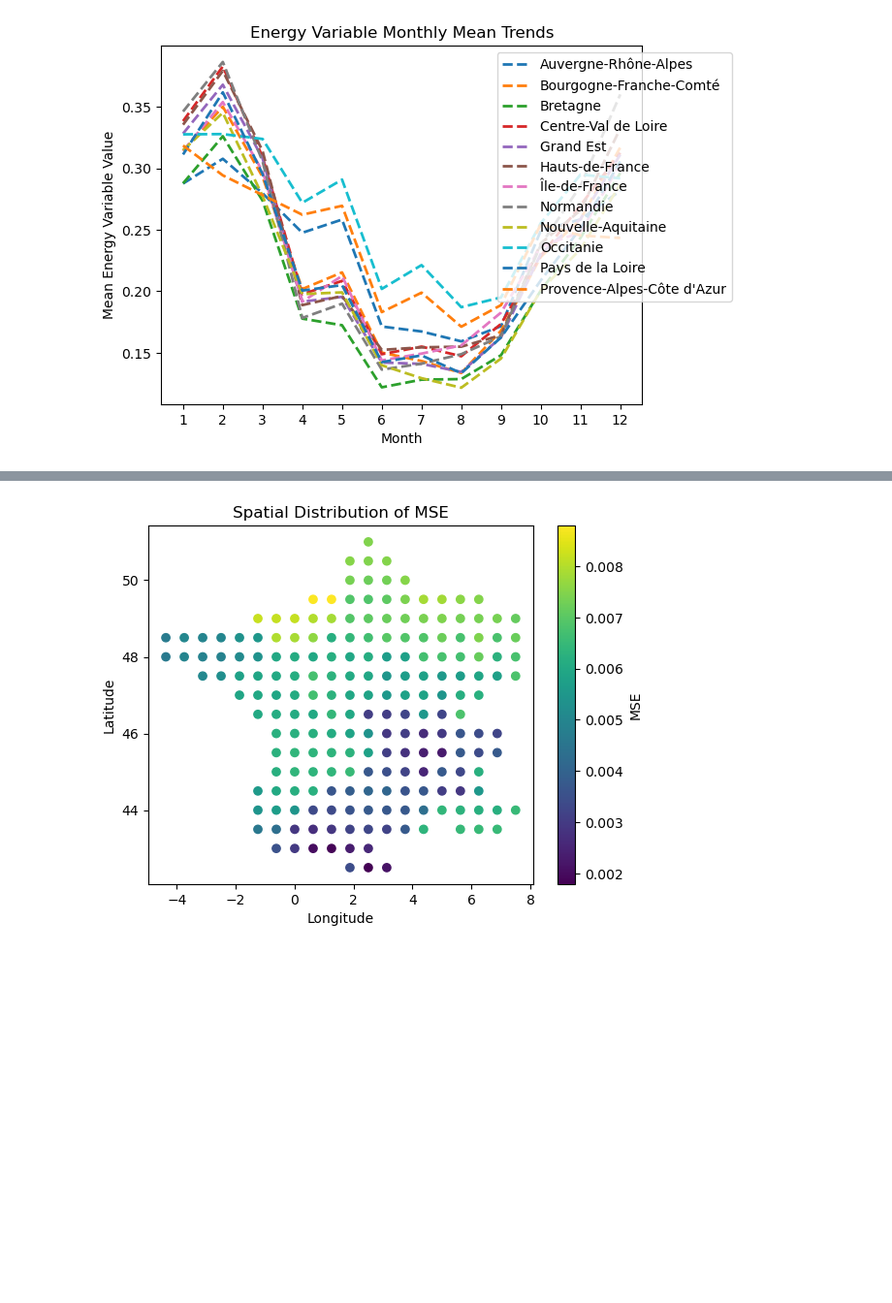
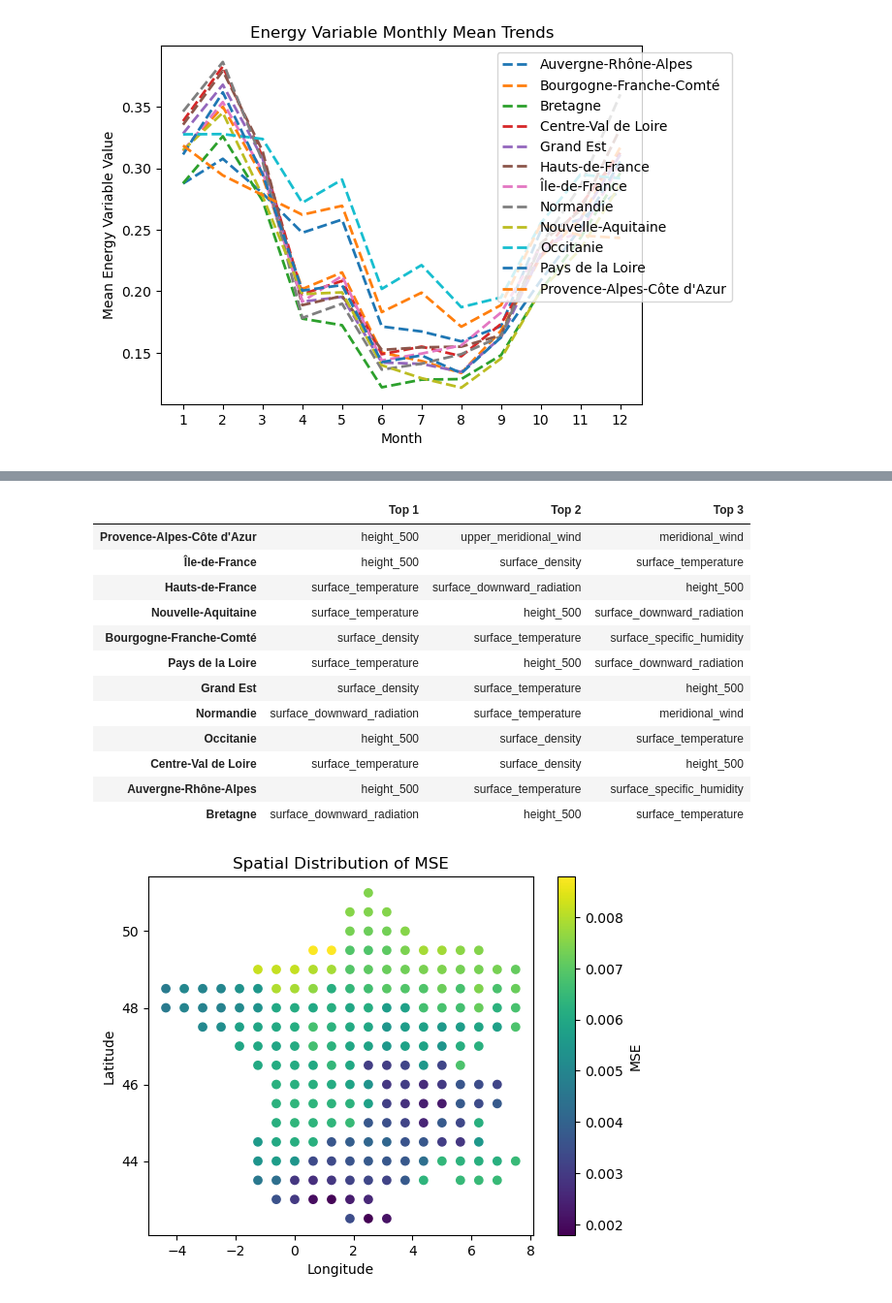
Before and after one commit to SukerZh/MACHINE-LEARNING-FOR-ENERGY-AND-CLIMATE, a Jupyter notebook: project.ipynb, the cells around one changed output, grey strips where cells are left out. Shown at 97% size. Drawn from its saved outputs; the diff is of its cells as text; code cells hidden in the pictures; blank space fills up the shorter version.

```diff
--- a/project.ipynb
+++ b/project.ipynb
@@ -321,6 +362,22 @@ def compute_rf_feature_importance(data_splits):
     feature_importance_df.columns = ["Top 1", "Top 2", "Top 3"]
 
     return feature_importance_df
+# %%
+compute_rf_feature_importance(data_splits)
+# %% [output]
+|  | Top 1 | Top 2 | Top 3 |
+| Provence-Alpes-Côte d'Azur | height_500 | upper_meridional_wind | meridional_wind |
+| Île-de-France | height_500 | surface_density | surface_temperature |
+| Hauts-de-France | surface_temperature | surface_downward_radiation | height_500 |
+| Nouvelle-Aquitaine | surface_temperature | height_500 | surface_downward_radiation |
+| Bourgogne-Franche-Comté | surface_density | surface_temperature | surface_specific_humidity |
+| Pays de la Loire | surface_temperature | height_500 | surface_downward_radiation |
+| Grand Est | surface_density | surface_temperature | height_500 |
+| Normandie | surface_downward_radiation | surface_temperature | meridional_wind |
+| Occitanie | height_500 | surface_density | surface_temperature |
+| Centre-Val de Loire | surface_temperature | surface_density | height_500 |
+| Auvergne-Rhône-Alpes | height_500 | surface_temperature | surface_specific_humidity |
+| Bretagne | surface_downward_radiation | height_500 | surface_temperature |
 # %%
 da_climate_monthly = da_climate.resample(time='MS').mean()
 
```
Also changed, not shown: parts of 3 cells of this notebook.
